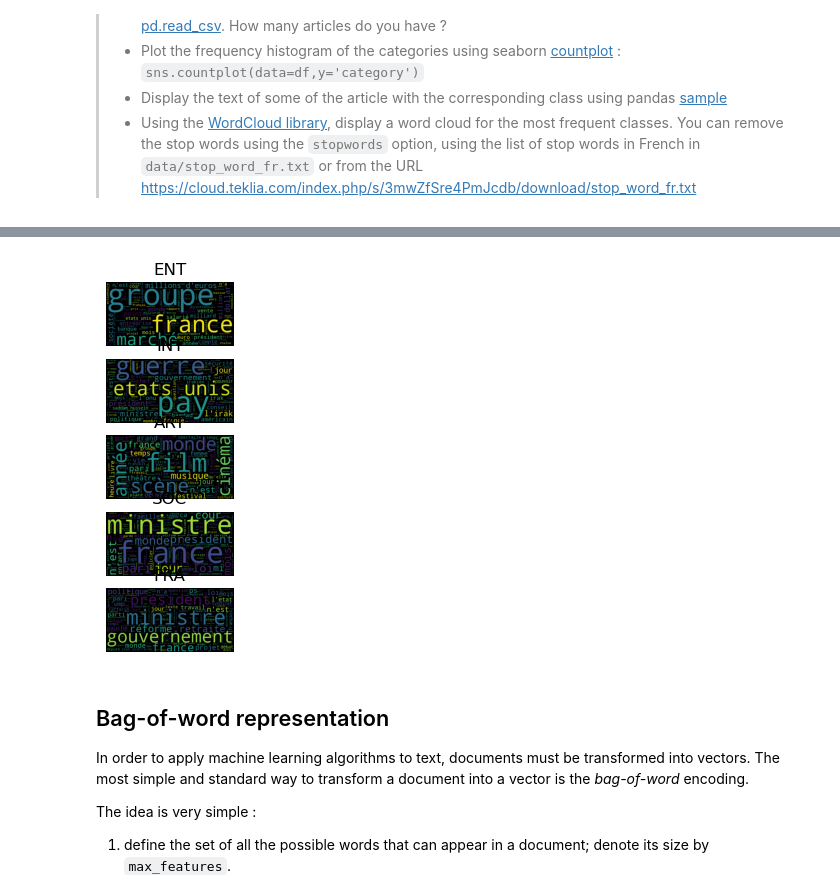
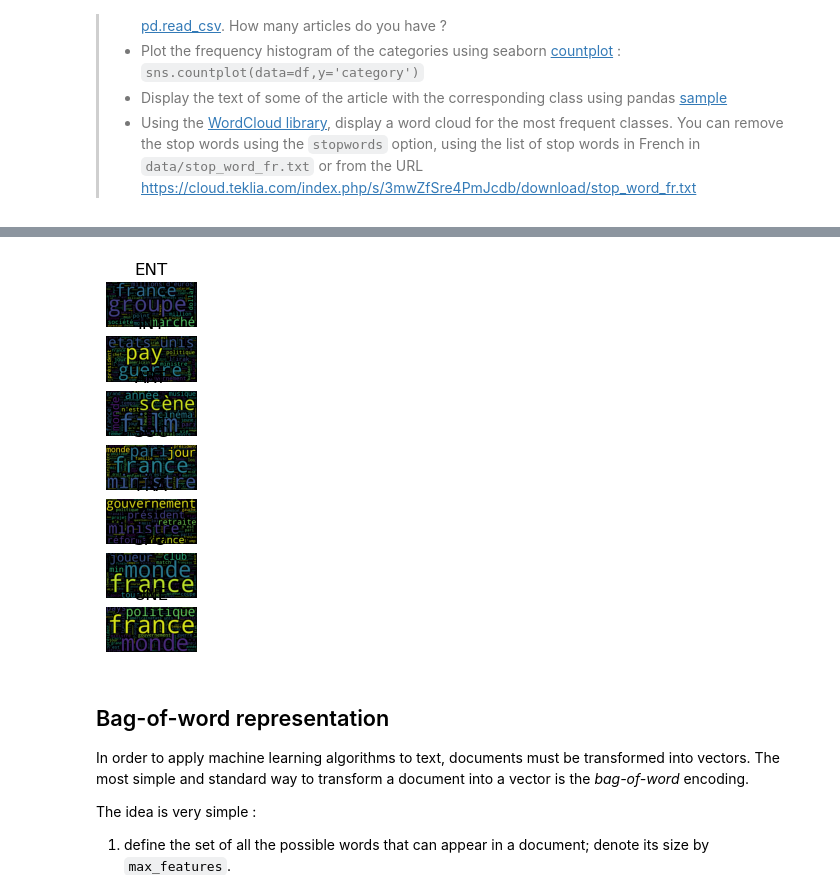
Before and after one commit to LeoMaurice/nlp-lab-text-classification, a Jupyter notebook: TextClassification_LeMonde.ipynb, the cells around one changed output, grey strips where cells are left out. Saved outputs shown, nothing was run; the diff lists cells and outputs as text; code cells hidden in the pictures.

```diff
--- a/TextClassification_LeMonde.ipynb
+++ b/TextClassification_LeMonde.ipynb
@@ -47,28 +67,28 @@ df.sample(3)
 # %%
 from wordcloud import WordCloud
 # Display one wordcloud for each of the most frequent classes
 
 from wordcloud import WordCloud
 STOPWORDS = [x.strip() for x in open('data/stop_word_fr.txt').readlines()]
 import matplotlib.pyplot as plt
 
-fig, axs = plt.subplots(5)
+fig, axs = plt.subplots(7)
 
 df['text'].str.cat(sep=' ')
 
 # plot a word cloud for each category
-for i,cat in enumerate(['ENT', 'INT',  'ART', 'SOC', 'FRA']):
+for i,cat in enumerate(['ENT', 'INT',  'ART', 'SOC', 'FRA','SPO','UNE']):
     total_text = df[df["category"]==cat].text.str.cat(sep=' ')
 
     wc = WordCloud(stopwords = STOPWORDS).generate(total_text)
 
     axs[i].imshow(wc)
     axs[i].axis('off')
     axs[i].set_title(cat)
 
 fig.show()
 # %% [output]
-[figure, old version]
+[figure, new version]
 # %% [markdown]
 ## Bag-of-word representation
 
```
Also changed, not shown: parts of 29 cells of this notebook, 1 other file.
